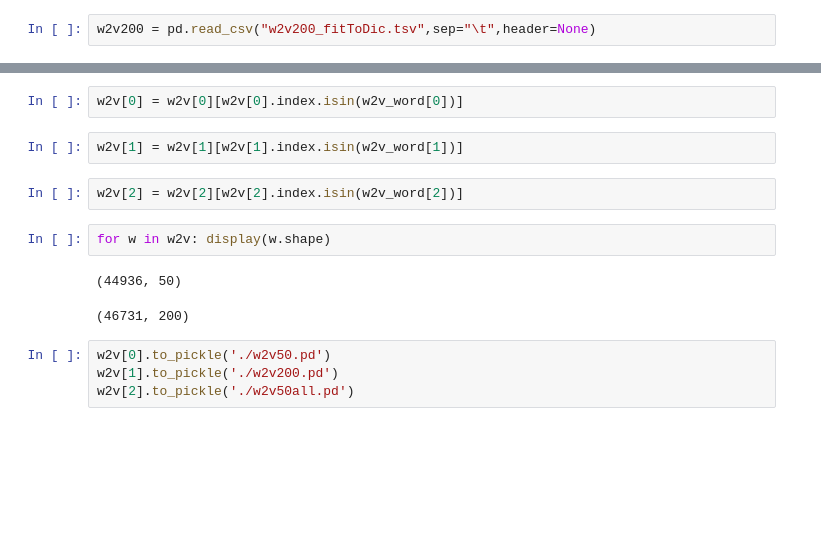
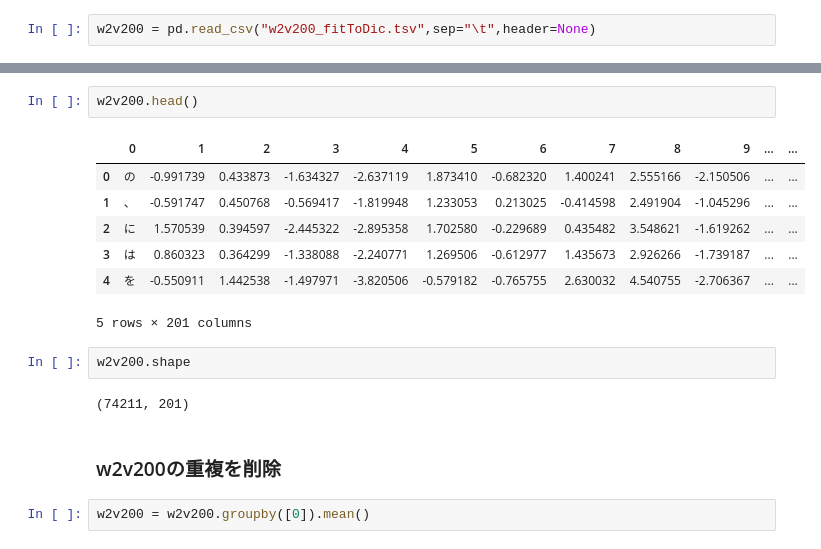
Before and after one commit to ishowta/wovle, a Jupyter notebook: notebooks/10-prepare-w2v-model.ipynb, the cells around one changed output, grey strips where cells are left out. Drawn from its saved outputs; the diff is of its cells as text; blank space fills up the shorter version.

```diff
--- a/notebooks/10-prepare-w2v-model.ipynb
+++ b/notebooks/10-prepare-w2v-model.ipynb
@@ -397,15 +50,18 @@ for w in w2v: display(w.shape)
-# %%
-w2v[0] = w2v[0][w2v[0].index.isin(w2v_word[0])]
-# %%
-w2v[1] = w2v[1][w2v[1].index.isin(w2v_word[1])]
-# %%
-w2v[2] = w2v[2][w2v[2].index.isin(w2v_word[2])]
-# %%
-for w in w2v: display(w.shape)
-# %% [output]
-(44936, 50)
-(46731, 200)
-# %%
-w2v[0].to_pickle('./w2v50.pd')
-w2v[1].to_pickle('./w2v200.pd')
-w2v[2].to_pickle('./w2v50all.pd')
+# %%
+w2v200.head()
+# %% [output]
+|  | 0 | 1 | 2 | 3 | 4 | 5 | 6 | 7 | 8 | 9 | ... | ... |
+| 0 | の | -0.991739 | 0.433873 | -1.634327 | -2.637119 | 1.873410 | -0.682320 | 1.400241 | 2.555166 | -2.150506 | ... | ... |
+| 1 | 、 | -0.591747 | 0.450768 | -0.569417 | -1.819948 | 1.233053 | 0.213025 | -0.414598 | 2.491904 | -1.045296 | ... | ... |
+| 2 | に | 1.570539 | 0.394597 | -2.445322 | -2.895358 | 1.702580 | -0.229689 | 0.435482 | 3.548621 | -1.619262 | ... | ... |
+| 3 | は | 0.860323 | 0.364299 | -1.338088 | -2.240771 | 1.269506 | -0.612977 | 1.435673 | 2.926266 | -1.739187 | ... | ... |
+| 4 | を | -0.550911 | 1.442538 | -1.497971 | -3.820506 | -0.579182 | -0.765755 | 2.630032 | 4.540755 | -2.706367 | ... | ... |
+5 rows × 201 columns
+# %%
+w2v200.shape
+# %% [output]
+(74211, 201)
+# %% [markdown]
+### w2v200の重複を削除
+# %%
+w2v200 = w2v200.groupby([0]).mean()
```
Also changed, not shown: parts of 92 cells of this notebook, 23 other files.
